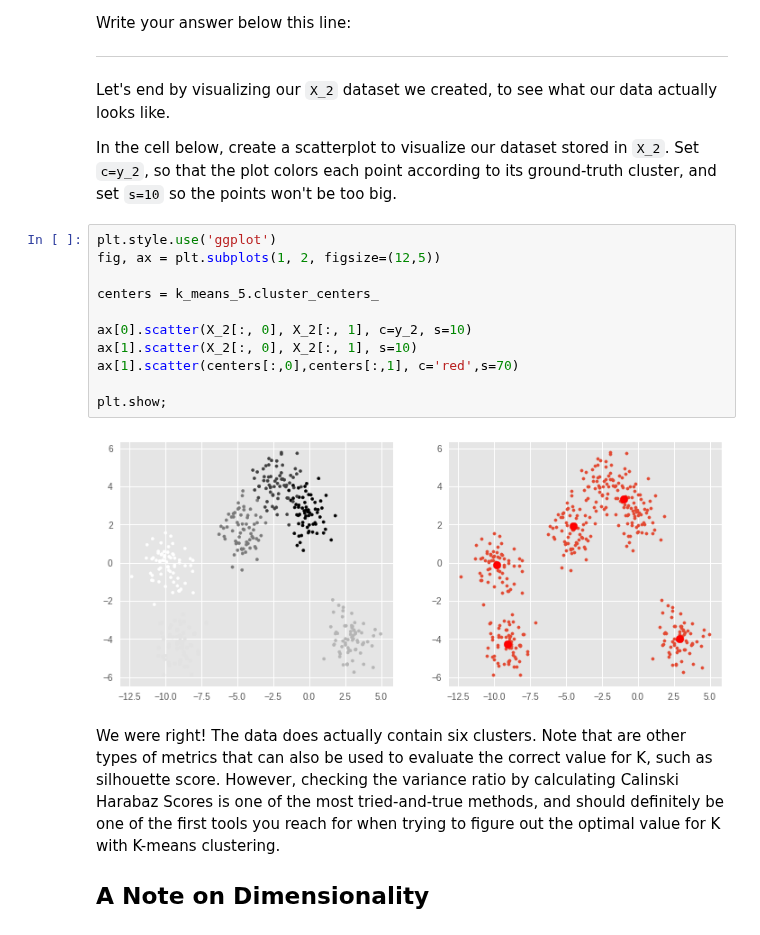
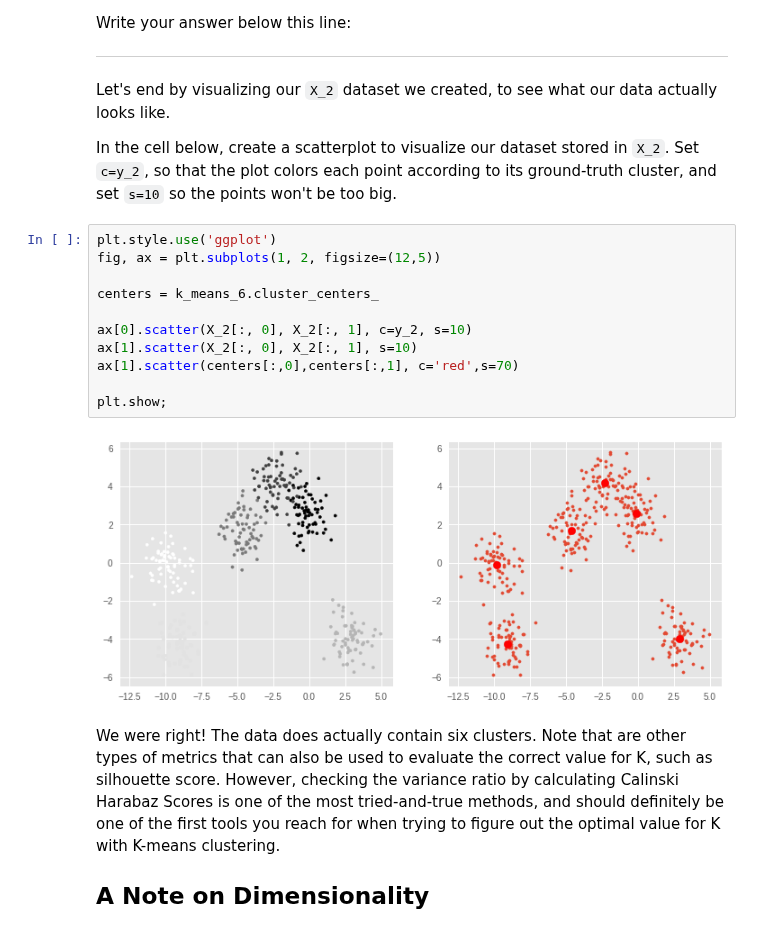
Before and after one commit to jnawjux/dsc-3-35-04-k-means-clustering-lab-seattle-ds-career-040119, a Jupyter notebook: index.ipynb, the cells around one changed output. Drawn from its saved outputs; the diff is of its cells as text.

```diff
--- a/index.ipynb
+++ b/index.ipynb
@@ -219,16 +219,16 @@ In the cell below, create a scatterplot to visualize our dataset stored in `X_2`
 # %%
 plt.style.use('ggplot')
 fig, ax = plt.subplots(1, 2, figsize=(12,5))
 
-centers = k_means_5.cluster_centers_
+centers = k_means_6.cluster_centers_
 
 ax[0].scatter(X_2[:, 0], X_2[:, 1], c=y_2, s=10)
 ax[1].scatter(X_2[:, 0], X_2[:, 1], s=10)
 ax[1].scatter(centers[:,0],centers[:,1], c='red',s=70)
 
 plt.show;
 # %% [output]
-[figure, old version]
+[figure, new version]
 # %% [markdown]
 We were right! The data does actually contain six clusters. Note that are other types of metrics that can also be used to evaluate the correct value for K, such as silhouette score. However, checking the variance ratio by calculating Calinski Harabaz Scores is one of the most tried-and-true methods, and should definitely be one of the first tools you reach for when trying to figure out the optimal value for K with K-means clustering.
 
```
